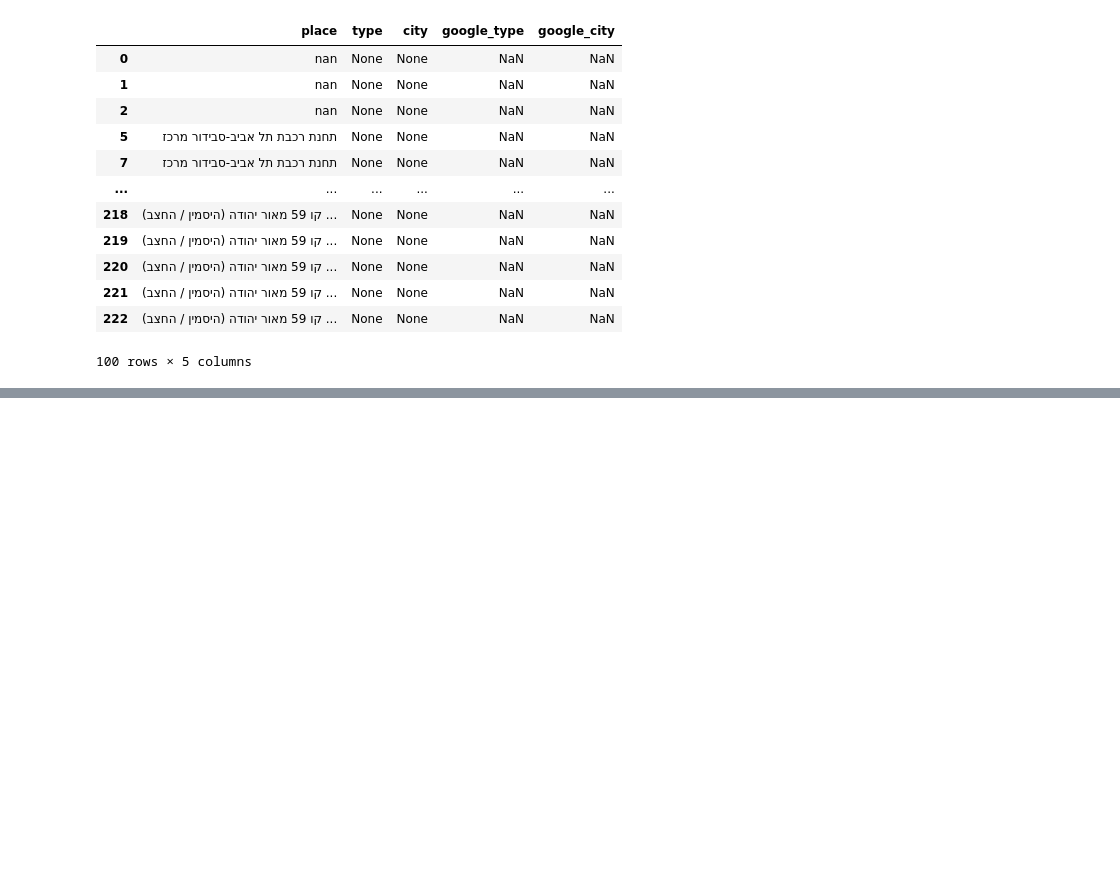
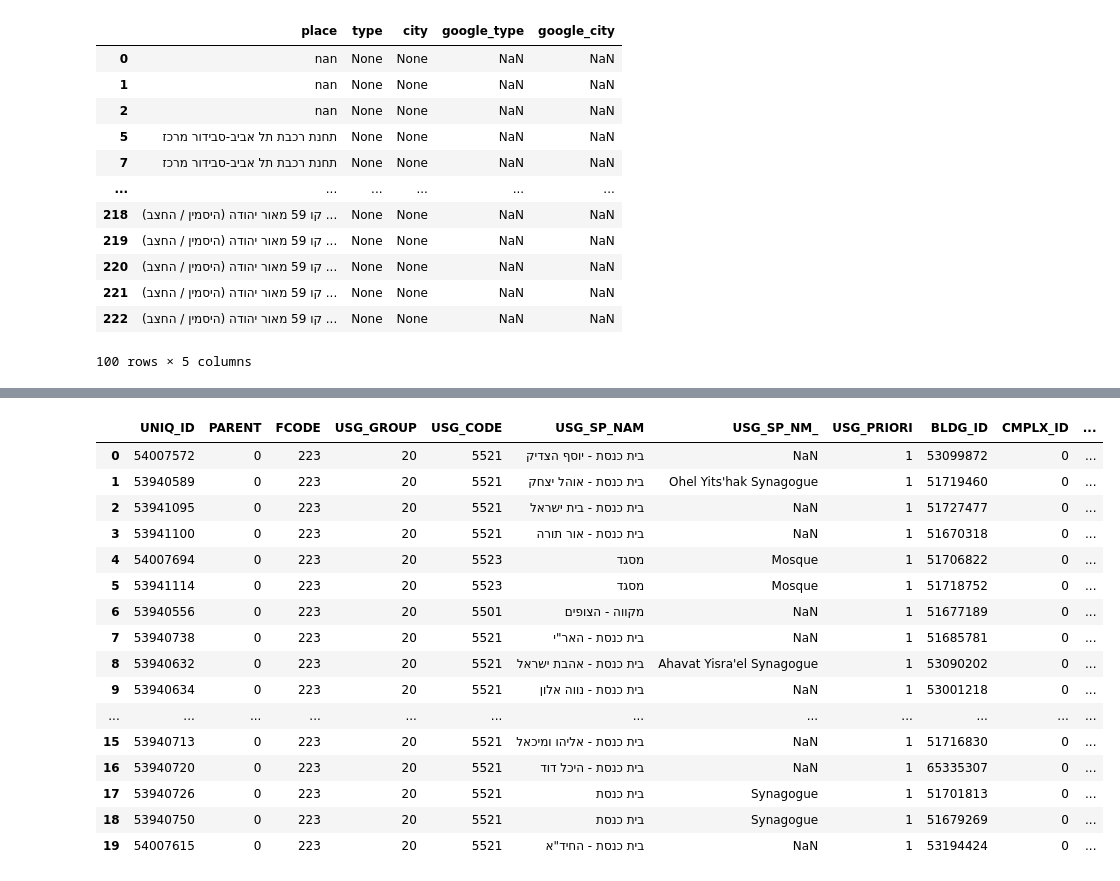
Before and after one commit to yuvalsolaz/geocore, a Jupyter notebook: notebooks/type_extraction.ipynb, the cells around one changed output, grey strips where cells are left out. Cells and saved outputs as stored; diff of their text form; code cells hidden in the pictures; blank space fills up the shorter version.

Commit message:
added religis_sites.csv

```diff
--- a/notebooks/type_extraction.ipynb
+++ b/notebooks/type_extraction.ipynb
@@ -186,0 +198,24 @@ df[["USG_SP_NAM", "E_ORD","N_ORD"]].dropna()[df["USG_SP_NAM"].dropna().str.conta
+# %%
+path = os.path.join("data", "all_data_csvs", "religis_sites.csv")
+os.chdir("..")
+religious_df = pd.read_csv(path)
+# %%
+religious_df.head(20)
+# %% [output]
+|  | UNIQ_ID | PARENT | FCODE | USG_GROUP | USG_CODE | USG_SP_NAM | USG_SP_NM_ | USG_PRIORI | BLDG_ID | CMPLX_ID | ... |
+| 0 | 54007572 | 0 | 223 | 20 | 5521 | בית כנסת - יוסף הצדיק | NaN | 1 | 53099872 | 0 | ... |
+| 1 | 53940589 | 0 | 223 | 20 | 5521 | בית כנסת - אוהל יצחק | Ohel Yits'hak Synagogue | 1 | 51719460 | 0 | ... |
+| 2 | 53941095 | 0 | 223 | 20 | 5521 | בית כנסת - בית ישראל | NaN | 1 | 51727477 | 0 | ... |
+| 3 | 53941100 | 0 | 223 | 20 | 5521 | בית כנסת - אור תורה | NaN | 1 | 51670318 | 0 | ... |
+| 4 | 54007694 | 0 | 223 | 20 | 5523 | מסגד | Mosque | 1 | 51706822 | 0 | ... |
+| 5 | 53941114 | 0 | 223 | 20 | 5523 | מסגד | Mosque | 1 | 51718752 | 0 | ... |
+| 6 | 53940556 | 0 | 223 | 20 | 5501 | מקווה - הצופים | NaN | 1 | 51677189 | 0 | ... |
+| 7 | 53940738 | 0 | 223 | 20 | 5521 | בית כנסת - האר"י | NaN | 1 | 51685781 | 0 | ... |
+| 8 | 53940632 | 0 | 223 | 20 | 5521 | בית כנסת - אהבת ישראל | Ahavat Yisra'el Synagogue | 1 | 53090202 | 0 | ... |
+| 9 | 53940634 | 0 | 223 | 20 | 5521 | בית כנסת - נווה אלון | NaN | 1 | 53001218 | 0 | ... |
+| ... | ... | ... | ... | ... | ... | ... | ... | ... | ... | ... | ... |
+| 15 | 53940713 | 0 | 223 | 20 | 5521 | בית כנסת - אליהו ומיכאל | NaN | 1 | 51716830 | 0 | ... |
+| 16 | 53940720 | 0 | 223 | 20 | 5521 | בית כנסת - היכל דוד | NaN | 1 | 65335307 | 0 | ... |
+| 17 | 53940726 | 0 | 223 | 20 | 5521 | בית כנסת | Synagogue | 1 | 51701813 | 0 | ... |
+| 18 | 53940750 | 0 | 223 | 20 | 5521 | בית כנסת | Synagogue | 1 | 51679269 | 0 | ... |
+| 19 | 54007615 | 0 | 223 | 20 | 5521 | בית כנסת - החיד"א | NaN | 1 | 53194424 | 0 | ... |
```
Also changed, not shown: parts of 6 cells of this notebook, 2 other files.
